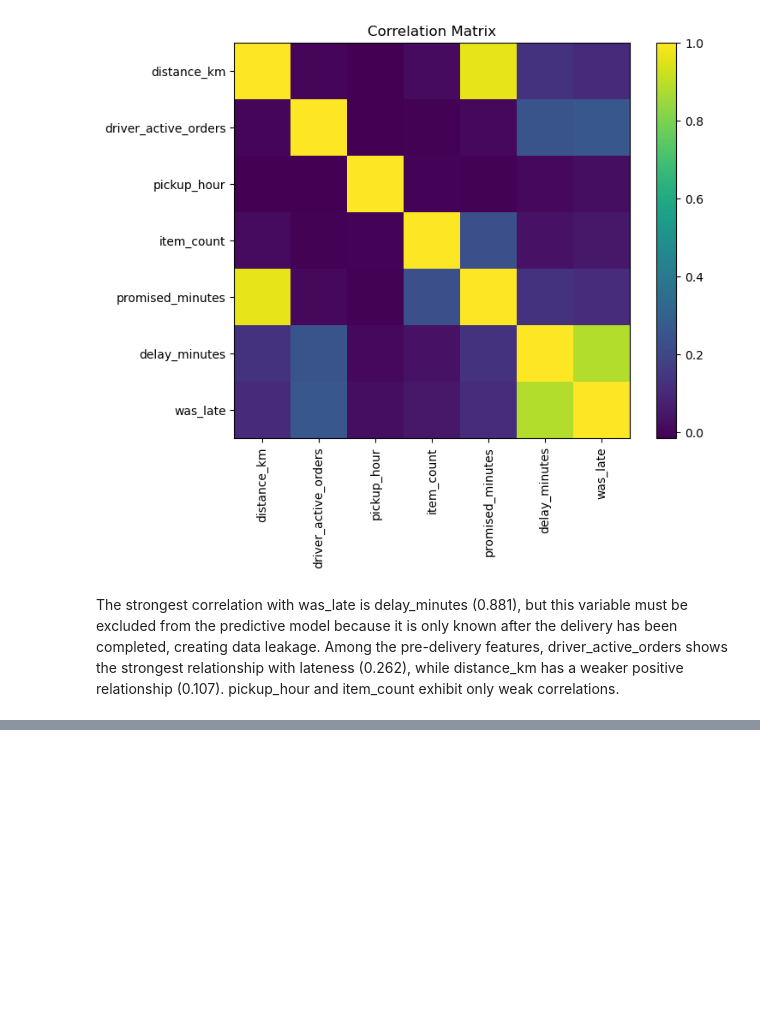
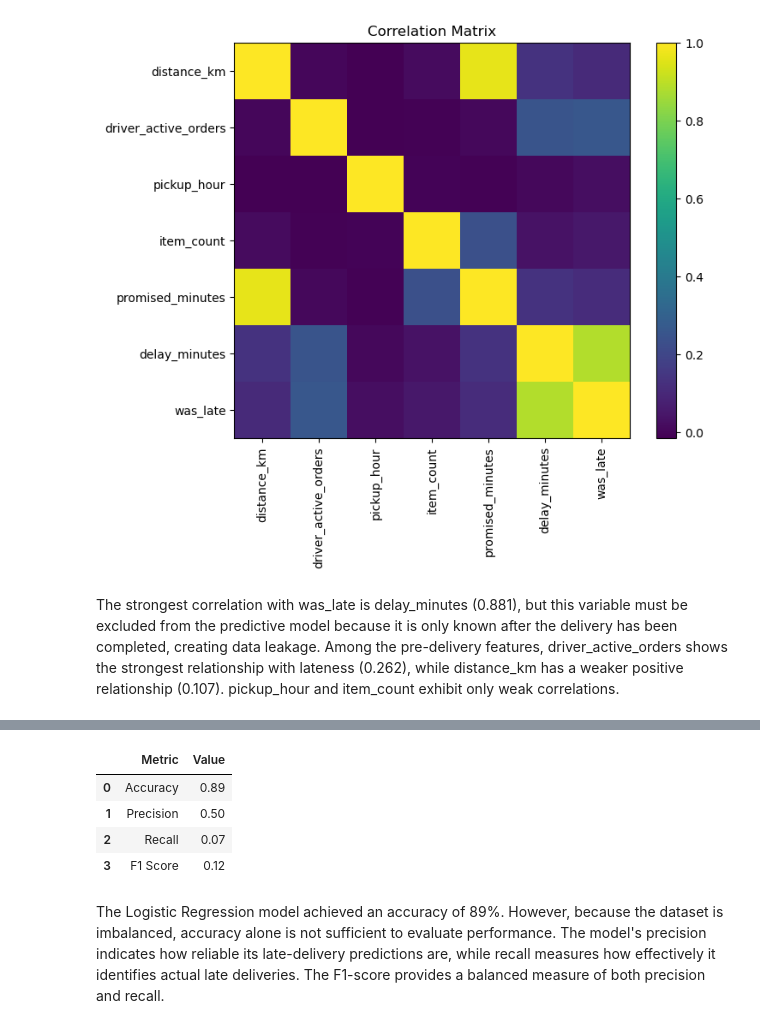
Before and after one commit to Bhav-creator452/intern_daily_learning, a Jupyter notebook: RushRoute Project/notebooks/rushroute.ipynb, the cells around one changed output, grey strips where cells are left out. Saved outputs shown, nothing was run; the diff lists cells and outputs as text; code cells hidden in the pictures; blank space fills up the shorter version.

```diff
--- a/RushRoute Project/notebooks/rushroute.ipynb
+++ b/RushRoute Project/notebooks/rushroute.ipynb
@@ -437,0 +486,10 @@ The strongest correlation with was_late is delay_minutes (0.881), but this varia
+# %%
+from sklearn.model_selection import train_test_split
+
+X_train, X_test, y_train, y_test = train_test_split(
+    X,
+    y,
+    test_size=0.20,
+    random_state=42,
+    stratify=y
+)
@@ -437,0 +512,2 @@ The strongest correlation with was_late is delay_minutes (0.881), but this varia
+# %%
+y_pred=model.predict(X_test)
@@ -437,0 +579,27 @@ The strongest correlation with was_late is delay_minutes (0.881), but this varia
+# %%
+results = {
+    "Metric": [
+        "Accuracy",
+        "Precision",
+        "Recall",
+        "F1 Score"
+    ],
+    "Value": [
+        accuracy,
+        precision,
+        recall,
+        f1
+    ]
+}
+
+evaluation_df = pd.DataFrame(results)
+
+round(evaluation_df,2)
+# %% [output]
+|  | Metric | Value |
+| 0 | Accuracy | 0.89 |
+| 1 | Precision | 0.50 |
+| 2 | Recall | 0.07 |
+| 3 | F1 Score | 0.12 |
+# %% [markdown]
+The Logistic Regression model achieved an accuracy of 89%. However, because the dataset is imbalanced, accuracy alone is not sufficient to evaluate performance. The model's precision indicates how reliable its late-delivery predictions are, while recall measures how effectively it identifies actual late deliveries. The F1-score provides a balanced measure of both precision and recall.
```
Also changed, not shown: parts of 15 cells of this notebook.
